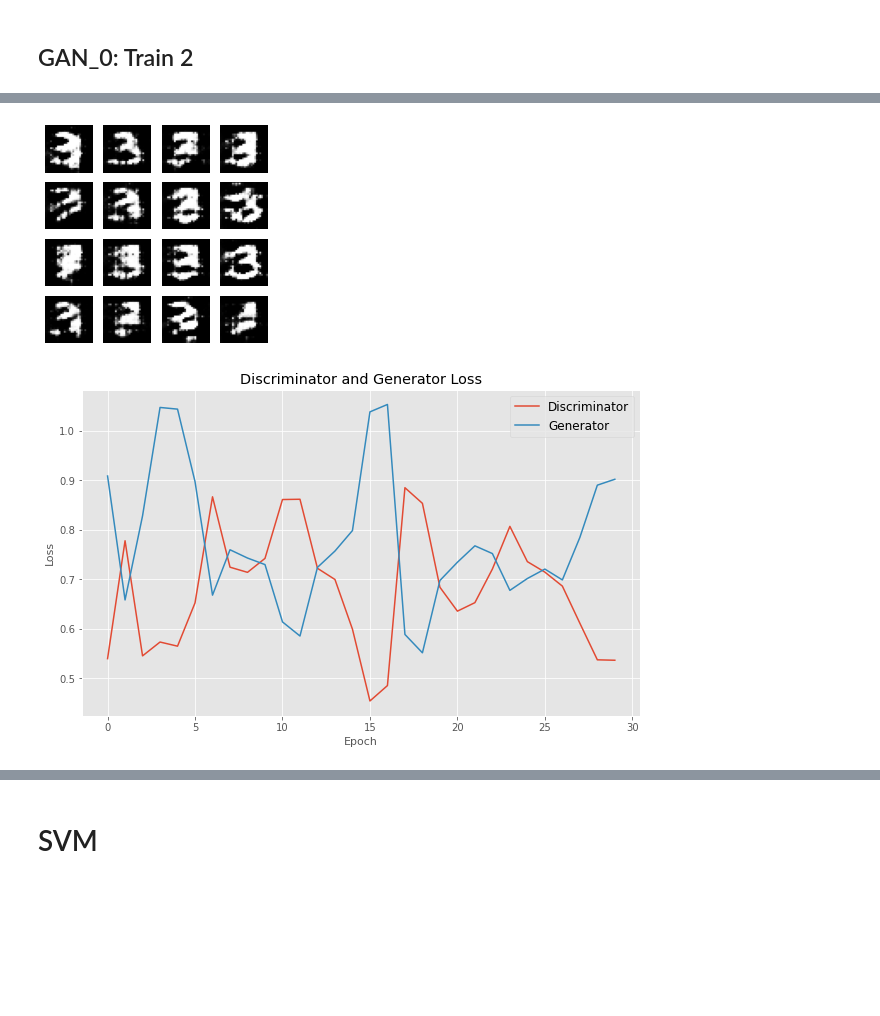
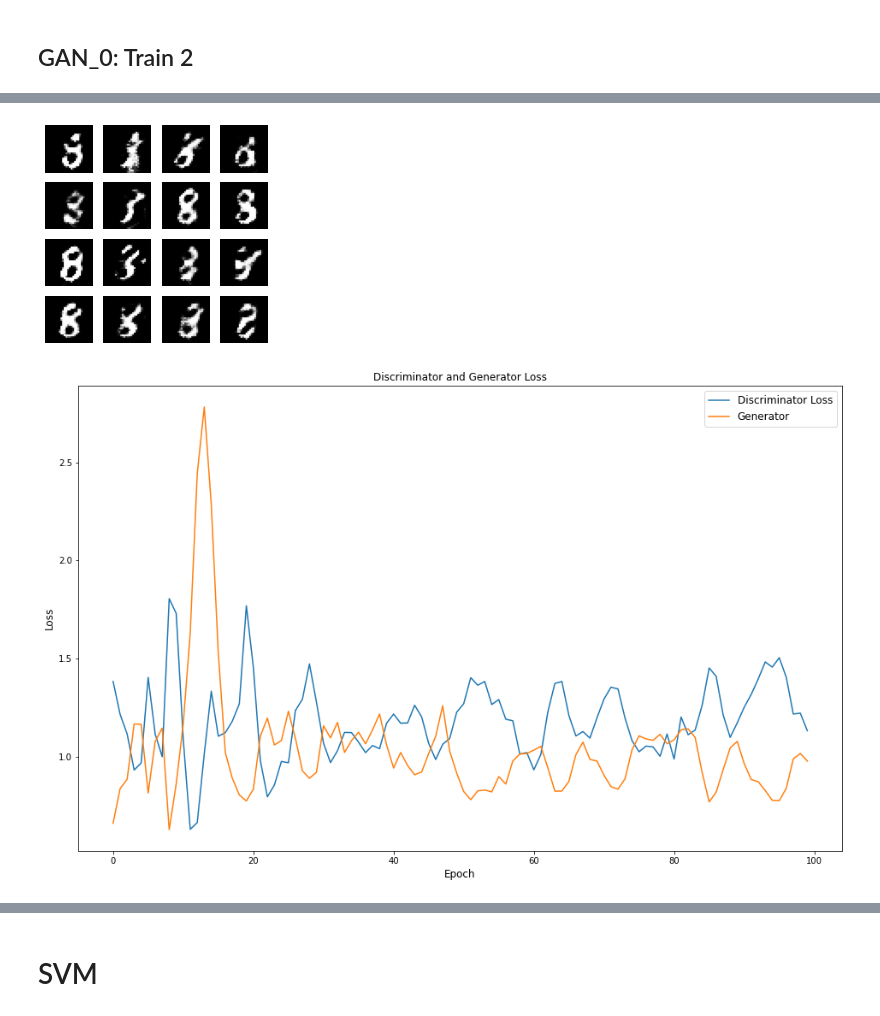
Before and after one commit to iamfredo/gans_mnist, a Jupyter notebook: gans_test.ipynb, the cells around one changed output, grey strips where cells are left out. Cells and saved outputs as stored; diff of their text form; code cells hidden in the pictures; blank space fills up the shorter version.

```diff
--- a/gans_test.ipynb
+++ b/gans_test.ipynb
@@ -134,13 +174,13 @@ def discriminator_loss(real_output, fake_output):
     real_loss = cross_entropy(tf.ones_like(real_output), real_output)
     fake_loss = cross_entropy(tf.zeros_like(fake_output), fake_output)
     total_loss = real_loss + fake_loss
-    return 0.5*total_loss, real_loss, fake_loss
+    return total_loss, real_loss, fake_loss
 
 def generator_loss(fake_output):
     return cross_entropy(tf.ones_like(fake_output), fake_output)
 # %%
-generator_optimizer = tf.keras.optimizers.Adam(5e-5)
-discriminator_optimizer = tf.keras.optimizers.Adam(5e-5)
+generator_optimizer = tf.keras.optimizers.Adam(learning_rate=0.0001)
+discriminator_optimizer = tf.keras.optimizers.Adam(learning_rate=0.0001)
 # %% [markdown]
 # Checkpoints
 # %%
@@ -155,7 +195,7 @@ checkpoint = tf.train.Checkpoint(generator_optimizer=generator_optimizer,
 # %%
 EPOCHS = 50
 noise_dim = 100
-num_examples_to_generate = 256
+num_examples_to_generate = 16
 
 # You will reuse this seed overtime (so it's easier)
 # to visualize progress in the animated GIF)
@@ -314,11 +482,0 @@ train(train_dataset_1, 30, generator=generator_01, discriminator=discriminator_0
-# %%
-# Loss plots
-plt.figure(figsize=(10,6))
-plt.plot(d_loss_plot)
-plt.plot(g_loss_plot)
-plt.title("Discriminator and Generator Loss")
-plt.ylabel("Loss", fontsize=11)
-plt.xlabel("Epoch", fontsize=11)
-plt.legend(["Discriminator", "Generator"], fontsize=12)
-plt.style.use("ggplot")
-plt.show()
@@ -365,35 +683,38 @@ plt.show()
 # %%
-generator_03 = tf.keras.models.clone_model(generator_0)
-generator_03.build((None, 100)) # replace 10 with number of variables in input layer
-generator_03.compile(optimizer=generator_optimizer, loss='categorical_crossentropy')
-generator_03.set_weights(generator_0.get_weights())
+generator_38 = tf.keras.models.clone_model(generator_3)
+generator_38.build((None, 100)) # replace 10 with number of variables in input layer
+generator_38.compile(optimizer=generator_optimizer, loss='categorical_crossentropy')
+generator_38.set_weights(generator_3.get_weights())
 
-discriminator_03 = tf.keras.models.clone_model(discriminator_0)
-discriminator_03.build((None, [28, 28, 1])) # replace 10 with number of variables in input layer
-discriminator_03.compile(optimizer=discriminator_optimizer, loss='categorical_crossentropy')
-discriminator_03.set_weights(discriminator_0.get_weights())
+discriminator_38 = tf.keras.models.clone_model(discriminator_3)
+discriminator_38.build((None, [28, 28, 1])) # replace 10 with number of variables in input layer
+discriminator_38.compile(optimizer=discriminator_optimizer, loss='categorical_crossentropy')
+discriminator_38.set_weights(discriminator_3.get_weights())
 
 
 gen_loss_dict = {}
 dis_loss_dict = {}
 d_loss_plot = []
+d_real_loss_plot = []
+d_fake_loss_plot = []
 g_loss_plot = []
 
-GAN_03 = {}
-train(train_dataset_3, 30, generator=generator_03, discriminator=discriminator_03, save_images_dict=GAN_03)
+GAN_38 = {}
+train(train_dataset_8, 100, generator=generator_38, discriminator=discriminator_38, save_images_dict=GAN_38)
 
 
 # Loss plots
-plt.figure(figsize=(10,6))
+plt.figure(figsize=(16,10))
 plt.plot(d_loss_plot)
+#plt.plot(d_real_loss_plot)
+#plt.plot(d_fake_loss_plot)
 plt.plot(g_loss_plot)
 plt.title("Discriminator and Generator Loss")
-plt.ylabel("Loss", fontsize=11)
-plt.xlabel("Epoch", fontsize=11)
-plt.legend(["Discriminator", "Generator"], fontsize=12)
-plt.style.use("ggplot")
+plt.ylabel("Loss", fontsize=12)
+plt.xlabel("Epoch", fontsize=12)
+plt.legend(["Discriminator Loss", "Generator"], fontsize=12)
 plt.show()
 # %% [output]
-[figure, old version]
+[figure, new version]
-[figure, old version]
+[figure, new version]
 # %%
```
Also changed, not shown: parts of 48 cells of this notebook.
